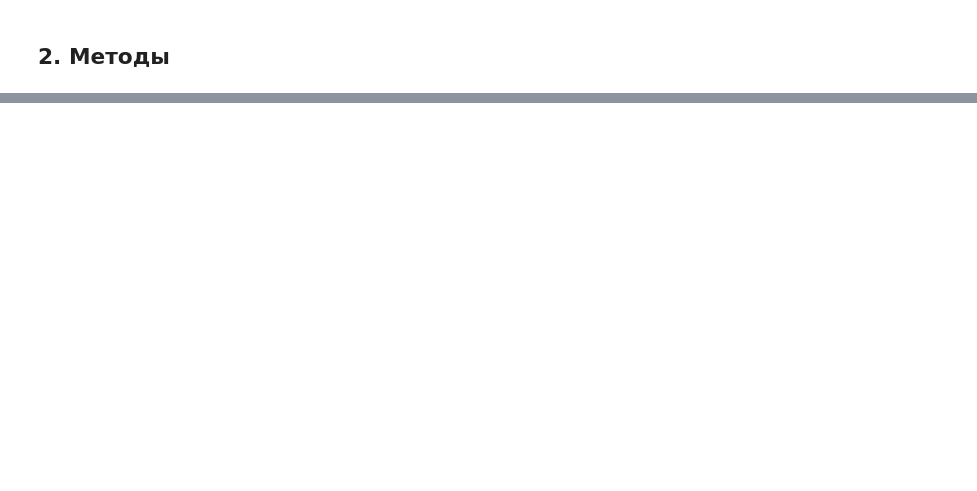
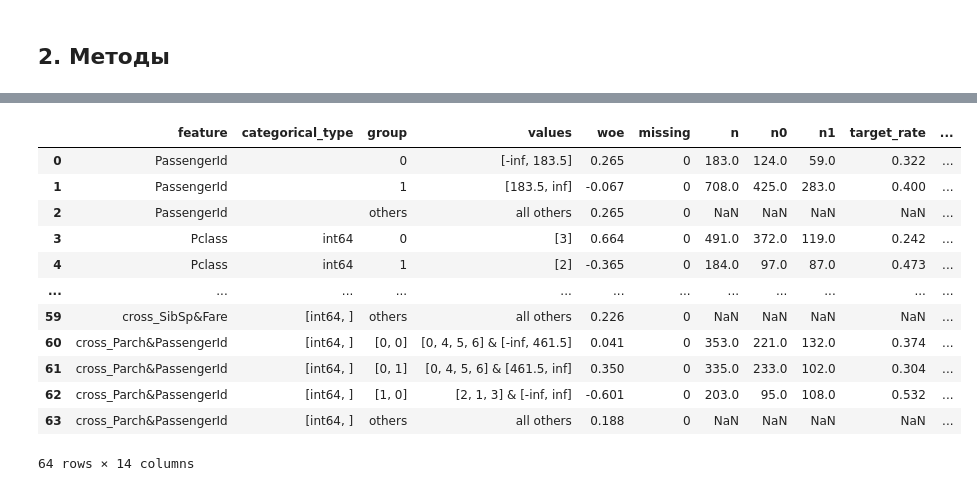
Before and after one commit to nyknahad/scorekit, a Jupyter notebook: scorekit/demo/2. Handbook_WOE.ipynb, the cells around one changed output, grey strips where cells are left out. Cells and saved outputs as stored; diff of their text form; code cells hidden in the pictures; blank space fills up the shorter version.

```diff
--- a/scorekit/demo/2. Handbook_WOE.ipynb
+++ b/scorekit/demo/2. Handbook_WOE.ipynb
@@ -336,14 +361,29 @@ binning.transform(ds, features=None, verbose=False)
 # %%
 """
 Сохранение биннинга в файл
 :param out: название файла
 :param features: список переменных для сохранения. При None сохраняются все, имеющие активный биннинг
 :param full: если True, то добавляет в файл поля с доп статистикой по бинам
 :param history: если True, то сохраняется вся история биннингов. Дубли биннингов удаляются, текущий биннинг записывается последней итерацией
 
 :return: датафрейм со скоркартой
 """
 scorecard = binning.export_scorecard(out=None, features=None, full=True, history=False)
+scorecard
+# %% [output]
+|  | feature | categorical_type | group | values | woe | missing | n | n0 | n1 | target_rate | ... |
+| 0 | PassengerId |  | 0 | [-inf, 183.5] | 0.265 | 0 | 183.0 | 124.0 | 59.0 | 0.322 | ... |
+| 1 | PassengerId |  | 1 | [183.5, inf] | -0.067 | 0 | 708.0 | 425.0 | 283.0 | 0.400 | ... |
+| 2 | PassengerId |  | others | all others | 0.265 | 0 | NaN | NaN | NaN | NaN | ... |
+| 3 | Pclass | int64 | 0 | [3] | 0.664 | 0 | 491.0 | 372.0 | 119.0 | 0.242 | ... |
+| 4 | Pclass | int64 | 1 | [2] | -0.365 | 0 | 184.0 | 97.0 | 87.0 | 0.473 | ... |
+| ... | ... | ... | ... | ... | ... | ... | ... | ... | ... | ... | ... |
+| 59 | cross_SibSp&Fare | [int64, ] | others | all others | 0.226 | 0 | NaN | NaN | NaN | NaN | ... |
+| 60 | cross_Parch&PassengerId | [int64, ] | [0, 0] | [0, 4, 5, 6] & [-inf, 461.5] | 0.041 | 0 | 353.0 | 221.0 | 132.0 | 0.374 | ... |
+| 61 | cross_Parch&PassengerId | [int64, ] | [0, 1] | [0, 4, 5, 6] & [461.5, inf] | 0.350 | 0 | 335.0 | 233.0 | 102.0 | 0.304 | ... |
+| 62 | cross_Parch&PassengerId | [int64, ] | [1, 0] | [2, 1, 3] & [-inf, inf] | -0.601 | 0 | 203.0 | 95.0 | 108.0 | 0.532 | ... |
+| 63 | cross_Parch&PassengerId | [int64, ] | others | all others | 0.188 | 0 | NaN | NaN | NaN | NaN | ... |
+64 rows × 14 columns
 # %%
 """
 Импорт биннинга из файла
```
Also changed, not shown: parts of 16 cells of this notebook, 13 other files.
